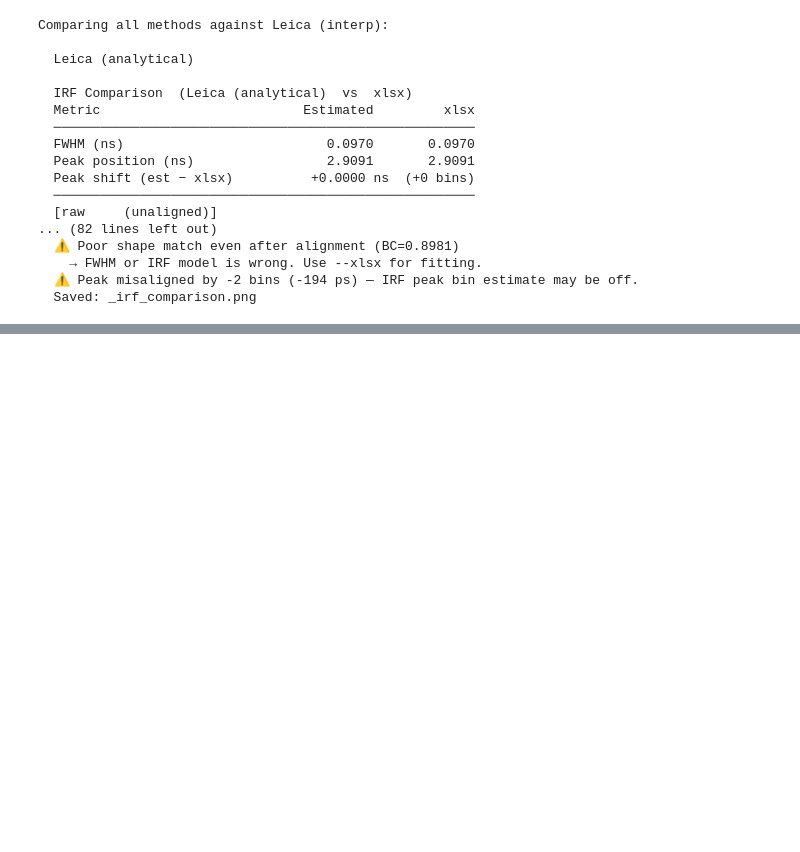
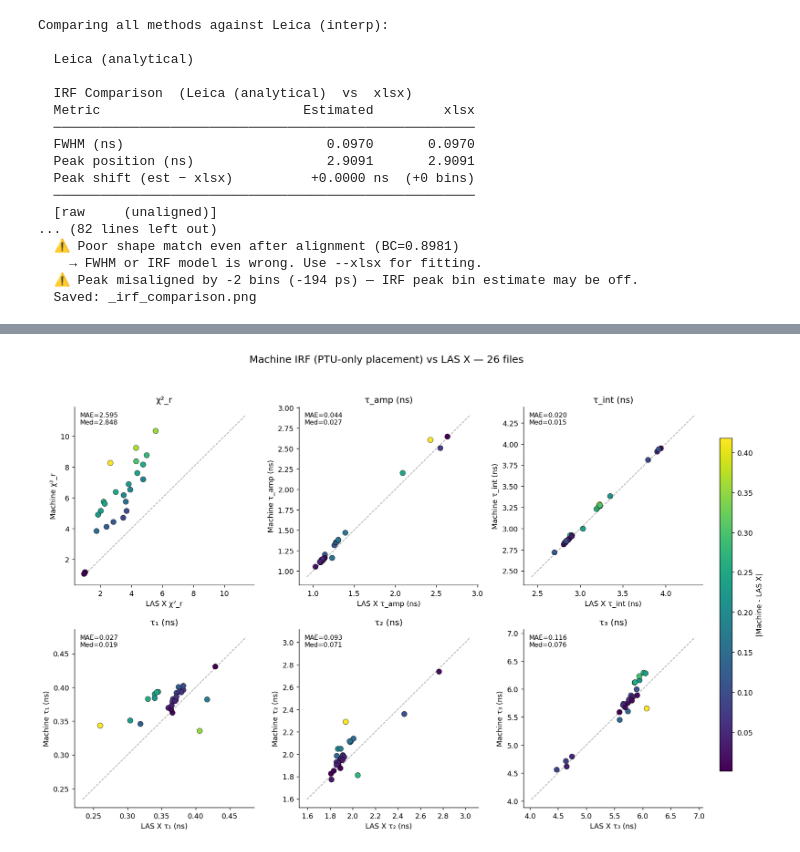
Before and after one commit to alex1075/FLIMKit, a Jupyter notebook: irf_reconstruction_validation.ipynb, the cells around one changed output, grey strips where cells are left out. Saved outputs shown, nothing was run; the diff lists cells and outputs as text; code cells hidden in the pictures; blank space fills up the shorter version.

```diff
--- a/irf_reconstruction_validation.ipynb
+++ b/irf_reconstruction_validation.ipynb
@@ -483,0 +3092,11 @@ than the true IRF (σ = 97–128 ps). This is why χ²_r was 10–50 with the ol
+# %%
+# ── Compact output from subsampling study ─────────────────────────────────────
+print(summary.to_string(index=False, float_format=lambda x: f'{x:.4f}'))
+ref = summary[summary['n_train'] == 20].iloc[0]
+crit_amp = ref['tau_amp_mae_mean'] * 1.10
+crit_int = ref['tau_int_mae_mean'] * 1.10
+cand = summary[(summary['tau_amp_mae_mean'] <= crit_amp) & (summary['tau_int_mae_mean'] <= crit_int)]
+if len(cand):
+    print(f"\nEstimated minimum practical N: {int(cand.iloc[0]['n_train'])}")
+else:
+    print('\nEstimated minimum practical N: >=20')
@@ -483,0 +3251,50 @@ than the true IRF (σ = 97–128 ps). This is why χ²_r was 10–50 with the ol
+# %%
+# ── Visual: all-26 metric scatter vs identity diagonal (Machine vs LAS X) ─────
+fig, axes = plt.subplots(2, 3, figsize=(16, 10))
+fig.suptitle('Machine IRF (PTU-only placement) vs LAS X — 26 files', fontsize=14, y=0.98)
+
+plot_specs_m = [
+    ('χ²_r', 'lasx_chi2', 'ma_chi2_r'),
+    ('τ_amp (ns)', 'lasx_tau_amp', 'ma_tau_amp'),
+    ('τ_int (ns)', 'lasx_tau_int', 'ma_tau_int'),
+    ('τ₁ (ns)', 'lasx_tau1', 'ma_tau1'),
+    ('τ₂ (ns)', 'lasx_tau2', 'ma_tau2'),
+    ('τ₃ (ns)', 'lasx_tau3', 'ma_tau3'),
+]
+
+sc = None
+for ax, (label, xcol, ycol) in zip(axes.flat, plot_specs_m):
+    x = df26m[xcol].values
+    y = df26m[ycol].values
+    d = np.abs(y - x)
+
+    lo = min(np.nanmin(x), np.nanmin(y)) * 0.9
+    hi = max(np.nanmax(x), np.nanmax(y)) * 1.1
+    if lo == hi:
+        lo, hi = lo - 1, hi + 1
+
+    # Identity diagonal
+    ax.plot([lo, hi], [lo, hi], 'k--', alpha=0.35, lw=1)
+
+    # Points colored by absolute error magnitude
+    sc = ax.scatter(x, y, c=d, cmap='viridis', s=55, edgecolors='k', linewidths=0.4)
+
+    mae = np.nanmean(d)
+    med = np.nanmedian(d)
+    ax.text(0.03, 0.97, f"MAE={mae:.3f}\nMed={med:.3f}", transform=ax.transAxes,
+            va='top', ha='left', fontsize=9,
+            bbox=dict(boxstyle='round,pad=0.2', fc='white', alpha=0.75, ec='none'))
+
+    ax.set_xlabel(f'LAS X {label}')
+    ax.set_ylabel(f'Machine {label}')
+    ax.set_title(label)
+
+# Leave room on the right and place colorbar outside the plot grid
+fig.subplots_adjust(right=0.88, wspace=0.25, hspace=0.25)
+cax = fig.add_axes([0.90, 0.18, 0.015, 0.64])
+cbar = fig.colorbar(sc, cax=cax)
+cbar.set_label('|Machine - LAS X|')
+
+plt.show()
+# %% [output]
+[figure, added]
```
Also changed, not shown: parts of 70 cells of this notebook, 8 other files.
